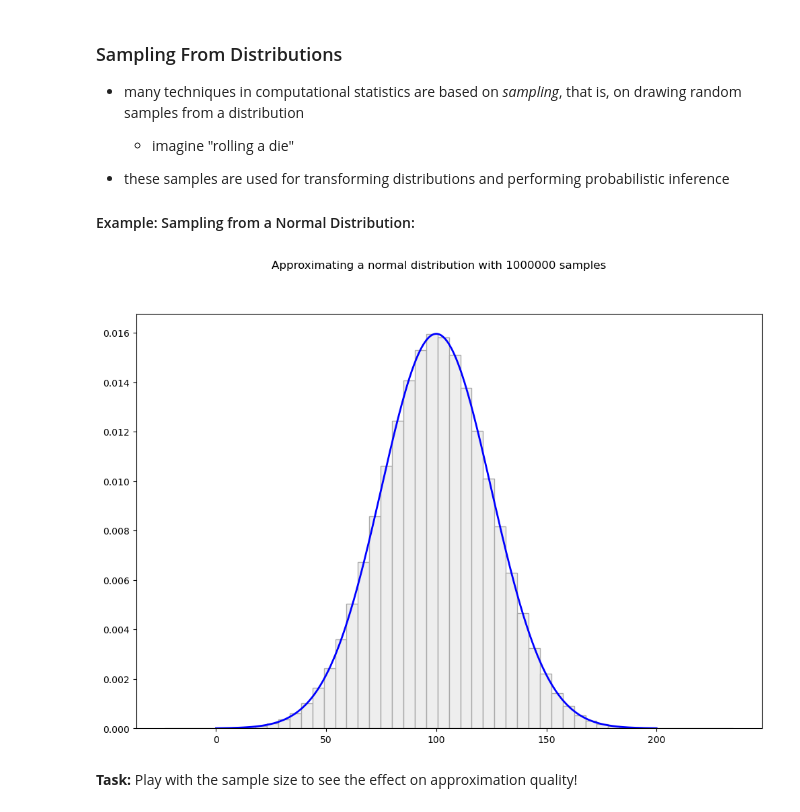
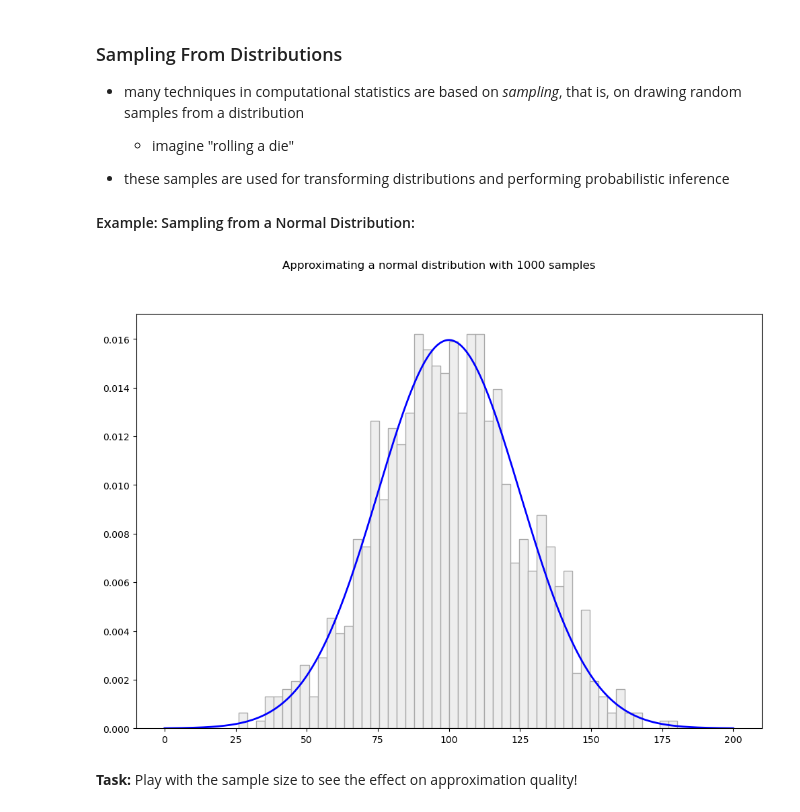
Before and after one commit to decision-analytics/CORDS2026, a Jupyter notebook: 02/02_CaseStudy_Uncertainty.ipynb, the cells around one changed output. Drawn from its saved outputs; the diff is of its cells as text; code cells hidden in the pictures.

```diff
--- a/02/02_CaseStudy_Uncertainty.ipynb
+++ b/02/02_CaseStudy_Uncertainty.ipynb
@@ -364,17 +365,17 @@ what is the distribution of $Y = f(D)$?
 
 #### Example: Sampling from a Normal Distribution:
 # %%
-number_of_samples= 1000000
+number_of_samples= 1000
 demand_samples = demand_dist.rvs(number_of_samples)
 xx = np.linspace(0, 200, 1000)
 
 plt.figure(figsize=(12,8))
 plt.plot(xx, demand_dist.pdf(xx), linewidth=2, color='b', label='pdf')
 plt.hist(demand_samples, bins=50, density=True, color='#EEEEEE', edgecolor="#AAAAAA")
 plt.suptitle(f'Approximating a normal distribution with {number_of_samples} samples')
 plt.show()
 # %% [output]
-[figure, old version]
+[figure, new version]
 # %% [markdown]
 **Task:** Play with the sample size to see the effect on approximation quality!
 # %% [markdown]
```
Also changed, not shown: parts of 15 cells of this notebook, 9 other files.
